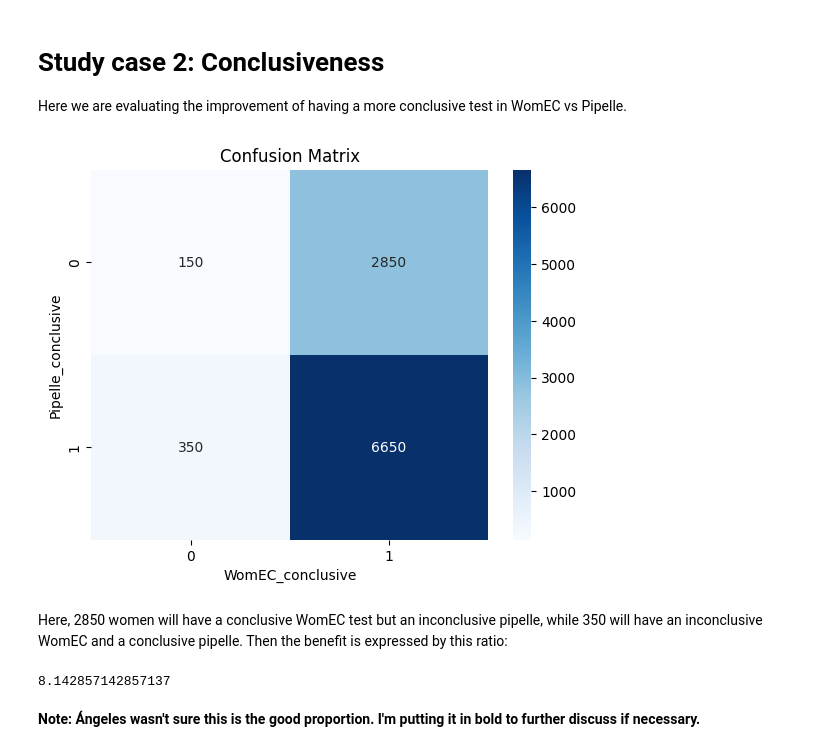
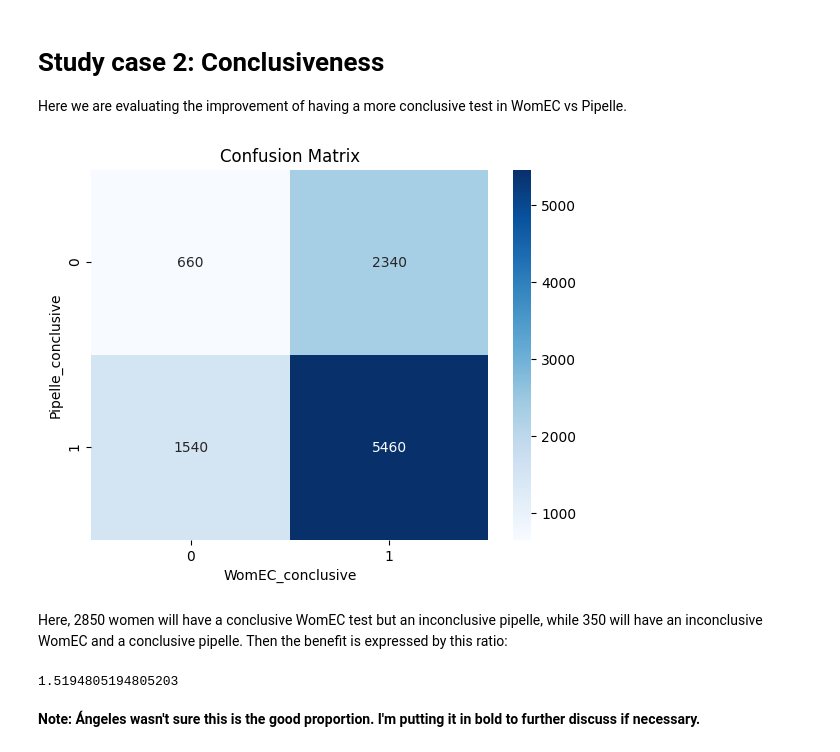
Before and after one commit to MiMARK-es/cohort-analysis, a Jupyter notebook: notebooks/other_analyses/sample_size/risk_benefit.ipynb, the cells around one changed output. Cells and saved outputs as stored; diff of their text form; code cells hidden in the pictures.

```diff
--- a/notebooks/other_analyses/sample_size/risk_benefit.ipynb
+++ b/notebooks/other_analyses/sample_size/risk_benefit.ipynb
@@ -47,28 +47,28 @@ Here we are evaluating the improvement of having a more conclusive test in WomEC
 # %%
 # Tiene resultados / no tiene resultados
 
-p_womec_conclusive = 0.95
+p_womec_conclusive = 0.78
 p_pipelle_conclusive = 0.7
 
 a = N_SAMPLES*(1-p_womec_conclusive)*(1-p_pipelle_conclusive)
 b = N_SAMPLES*(p_womec_conclusive)*(1-p_pipelle_conclusive)
 c = N_SAMPLES*(1-p_womec_conclusive)*(p_pipelle_conclusive)
 d = N_SAMPLES*(p_womec_conclusive)*(p_pipelle_conclusive)
 
 confusion_matrix = [[a, b], [c, d]]
 sns.heatmap(confusion_matrix, annot=True, fmt=".0f", cmap='Blues')
 plt.xlabel('WomEC_conclusive')
 plt.ylabel('Pipelle_conclusive')
 plt.title('Confusion Matrix')
 plt.show()
 # %% [output]
-[figure, old version]
+[figure, new version]
 # %% [markdown]
 Here, 2850 women will have a conclusive WomEC test but an inconclusive pipelle, while 350 will have an inconclusive WomEC and a conclusive pipelle. Then the benefit is expressed by this ratio:
 # %%
 b/c
 # %% [output]
-8.142857142857137
+1.5194805194805203
 # %% [markdown]
 **Note: Ángeles wasn't sure this is the good proportion. I'm putting it in bold to further discuss if necessary.**
 # %% [markdown]
```
Also changed, not shown: parts of 6 cells of this notebook, 2 other files.
